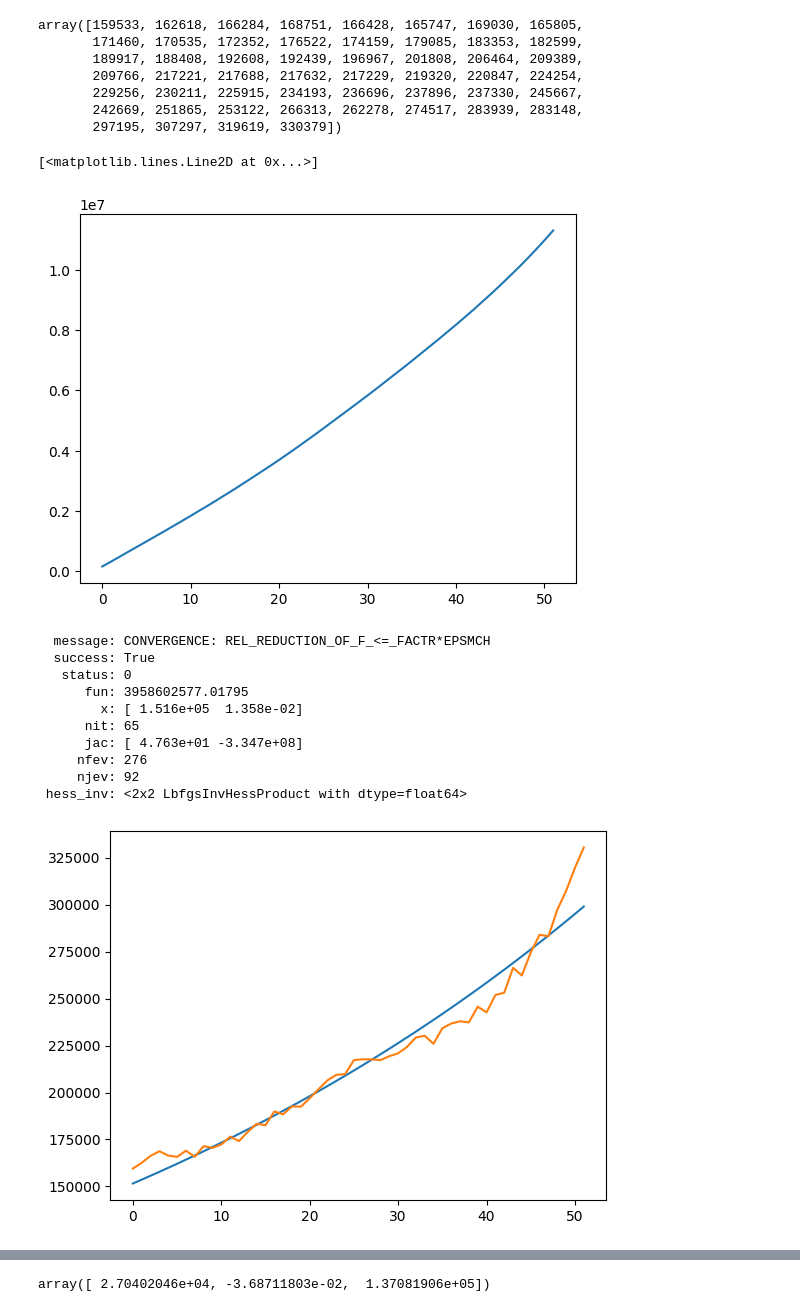
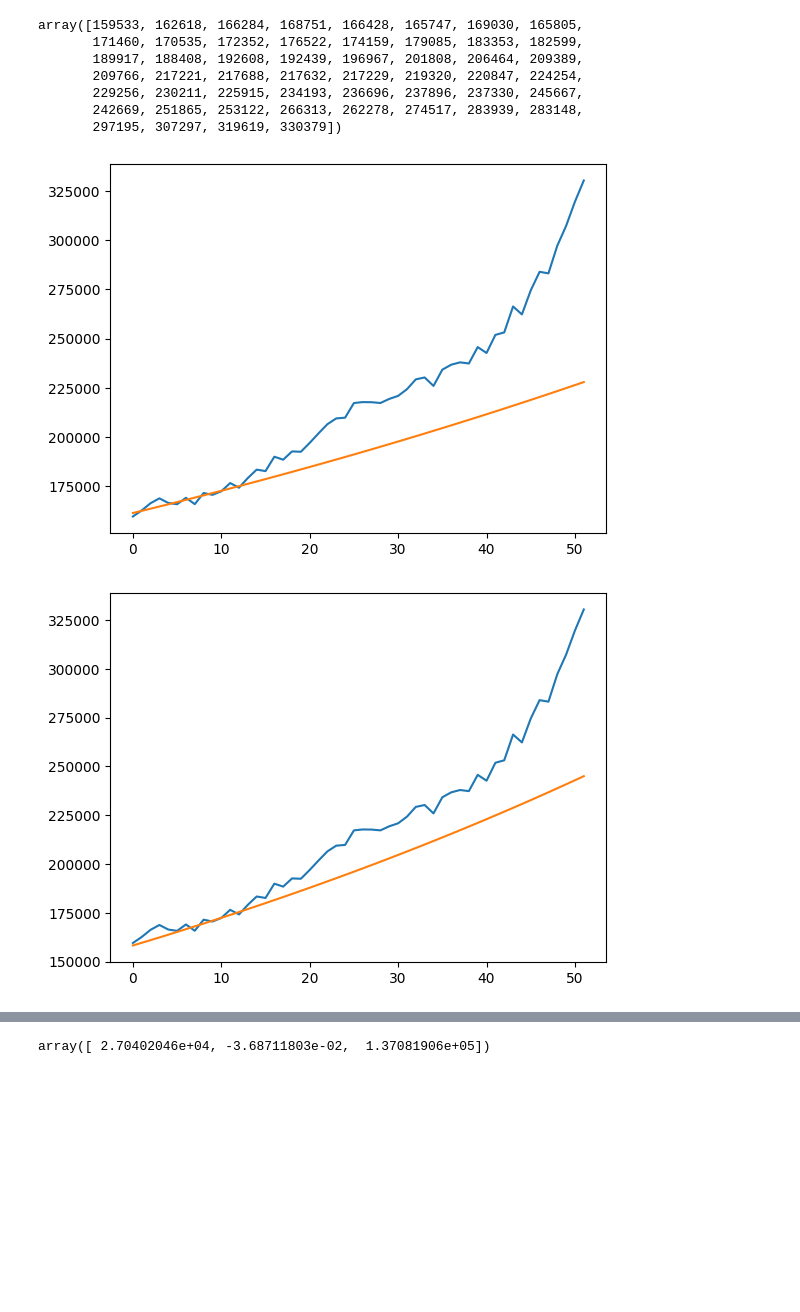
Before and after one commit to jackbullen/Math-248, a Jupyter notebook: Labs/Week 13/Lab-40-Nov-23.ipynb, the cells around one changed output, grey strips where cells are left out. Saved outputs shown, nothing was run; the diff lists cells and outputs as text; code cells hidden in the pictures; blank space fills up the shorter version.

```diff
--- a/Labs/Week 13/Lab-40-Nov-23.ipynb
+++ b/Labs/Week 13/Lab-40-Nov-23.ipynb
@@ -18,9 +22,6 @@ df.head()
 | 1974 / 1975 | NaN | 355,960 | 168,751 | 209,283 | 40,502 | 78,021 | 37,519 | ... |
 | 1975 / 1976 | NaN | 364,278 | 166,428 | 170,028 | 30,315 | 66,714 | 36,399 | ... |
 5 rows × 37 columns
-# %%
-df = df[['Births', 'Deaths', 'Immigrants', 'Net emigration', 'Emigrants', 'Returning emigrants', 'Net non-permanent residents']]
-# df = df.apply(pd.to_numeric, errors='coerce')
 # %%
 df.Deaths = df.Deaths.str.replace(',', '').astype(int)
 df.Births = df.Births.str.replace(',', '').astype(int)
@@ -46,31 +47,28 @@ array([159533, 162618, 166284, 168751, 166428, 165747, 169030, 165805,
        229256, 230211, 225915, 234193, 236696, 237896, 237330, 245667,
        242669, 251865, 253122, 266313, 262278, 274517, 283939, 283148,
        297195, 307297, 319619, 330379])
-# %%
-plt.plot(np.cumsum(deaths))
-# %% [output]
-[<matplotlib.lines.Line2D at 0x...>]
-[figure, removed]
-# %%
-# K / (1 + (K/a - 1)  e ^ (-rt))
-ts = np.arange(0, len(deaths))
-K = sum(deaths)
-y = lambda t, p: K / (1 + (K/p[0] - 1) * np.exp(-p[1] * t))
-f = lambda p: np.sum((y(ts, p) - deaths) ** 2)
-p0 = [1, 1]
-res = minimize(f, p0, bounds=[(0, None), (0, None)])
-plt.plot(ts, y(ts, res.x))
-plt.plot(ts, deaths)
-res
-# %% [output]
-  message: CONVERGENCE: REL_REDUCTION_OF_F_<=_FACTR*EPSMCH
-  success: True
-   status: 0
-      fun: 3958602577.01795
-        x: [ 1.516e+05  1.358e-02]
-      nit: 65
-      jac: [ 4.763e+01 -3.347e+08]
-     nfev: 276
-     njev: 92
- hess_inv: <2x2 LbfgsInvHessProduct with dtype=float64>
-[figure, removed]
+# %%
+import numpy as np
+import matplotlib.pyplot as plt
+from scipy.optimize import minimize
+
+def run(n):
+    ts = np.arange(0, n)
+    K = sum(deaths)
+
+    f = lambda t, p: p[0] * np.exp(p[1] * t)
+    obj = lambda p: sum(f(ts, p) - deaths[:n]*np.log(f(ts, p)))
+
+    res = minimize(obj, [3, 1], bounds=[(0, None), (0, None)])
+
+    dom = np.arange(0, len(deaths))
+    plt.plot(dom, deaths)
+    plt.plot(dom, f(dom, res.x))
+    # plt.plot(ts, f(ts, res.x))
+# %%
+for i in range(10, 40, 4):
+    plt.figure()
+    run(i)
+# %% [output]
+[figure, added]
+[figure, added]
```
Also changed, not shown: parts of 4 cells of this notebook, 1 other file.
